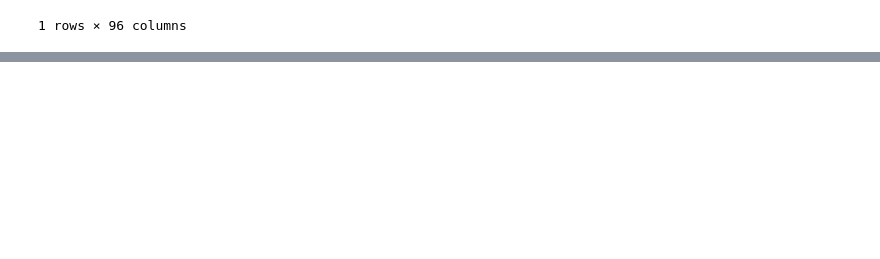
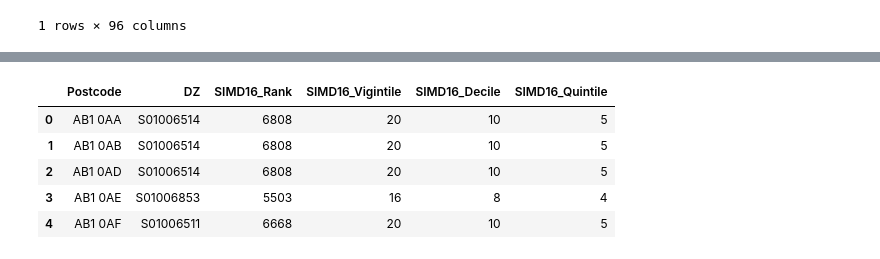
Before and after one commit to juanginzo/hackaton_generation_rent, a Jupyter notebook: juan_eda.ipynb, the cells around one changed output, grey strips where cells are left out. Saved outputs shown, nothing was run; the diff lists cells and outputs as text; code cells hidden in the pictures; blank space fills up the shorter version.

```diff
--- a/juan_eda.ipynb
+++ b/juan_eda.ipynb
@@ -132,0 +171,10 @@ name
+# %%
+simd16 = pd.read_csv('simd16.csv')
+simd16.head()
+# %% [output]
+|  | Postcode | DZ | SIMD16_Rank | SIMD16_Vigintile | SIMD16_Decile | SIMD16_Quintile |
+| 0 | AB1 0AA | S01006514 | 6808 | 20 | 10 | 5 |
+| 1 | AB1 0AB | S01006514 | 6808 | 20 | 10 | 5 |
+| 2 | AB1 0AD | S01006514 | 6808 | 20 | 10 | 5 |
+| 3 | AB1 0AE | S01006853 | 5503 | 16 | 8 | 4 |
+| 4 | AB1 0AF | S01006511 | 6668 | 20 | 10 | 5 |
```
Also changed, not shown: parts of 13 cells of this notebook, 3 other files.
